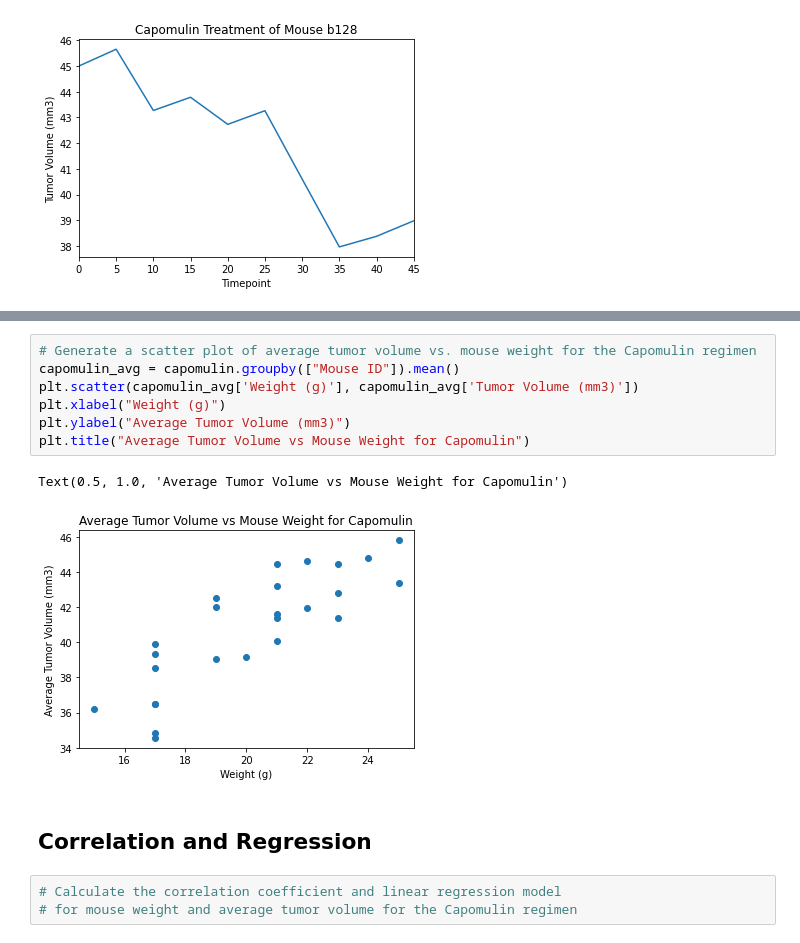
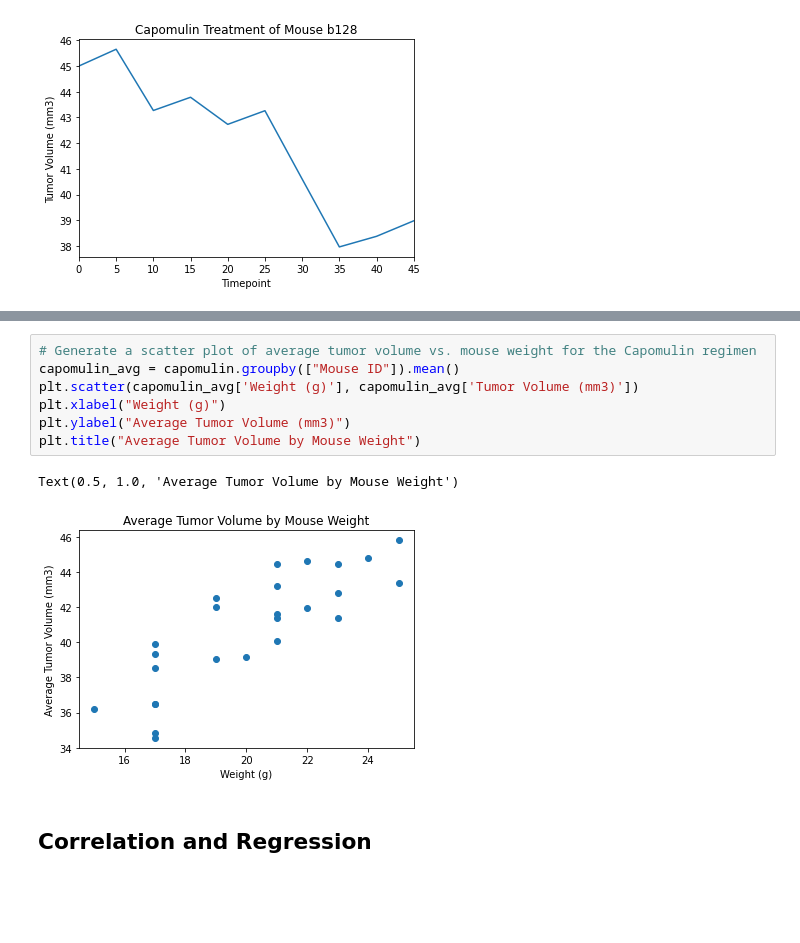
Before and after one commit to arriova16/Matplotlib-Homework, a Jupyter notebook: Pymaceuticals/pymaceuticals_starter.ipynb, the cells around one changed output, grey strips where cells are left out. Drawn from its saved outputs; the diff is of its cells as text; blank space fills up the shorter version.

```diff
--- a/Pymaceuticals/pymaceuticals_starter.ipynb
+++ b/Pymaceuticals/pymaceuticals_starter.ipynb
@@ -277,15 +266,12 @@ capomulin_mouse
 # %%
 # Generate a scatter plot of average tumor volume vs. mouse weight for the Capomulin regimen
 capomulin_avg = capomulin.groupby(["Mouse ID"]).mean()
 plt.scatter(capomulin_avg['Weight (g)'], capomulin_avg['Tumor Volume (mm3)'])
 plt.xlabel("Weight (g)")
 plt.ylabel("Average Tumor Volume (mm3)")
-plt.title("Average Tumor Volume vs Mouse Weight for Capomulin")
+plt.title("Average Tumor Volume by Mouse Weight")
 # %% [output]
-Text(0.5, 1.0, 'Average Tumor Volume vs Mouse Weight for Capomulin')
+Text(0.5, 1.0, 'Average Tumor Volume by Mouse Weight')
-[figure, old version]
+[figure, new version]
 # %% [markdown]
 ## Correlation and Regression
-# %%
-# Calculate the correlation coefficient and linear regression model
-# for mouse weight and average tumor volume for the Capomulin regimen
```
Also changed, not shown: parts of 6 cells of this notebook.
